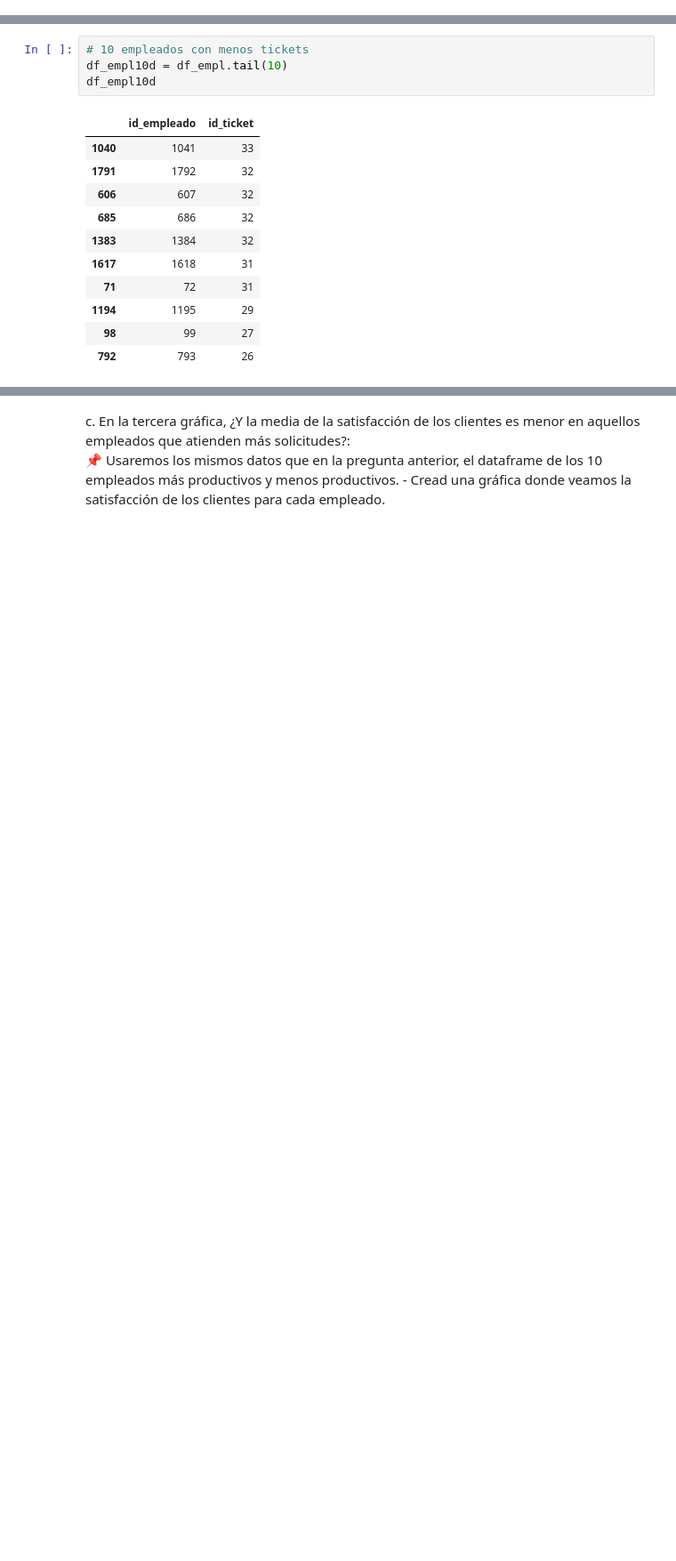
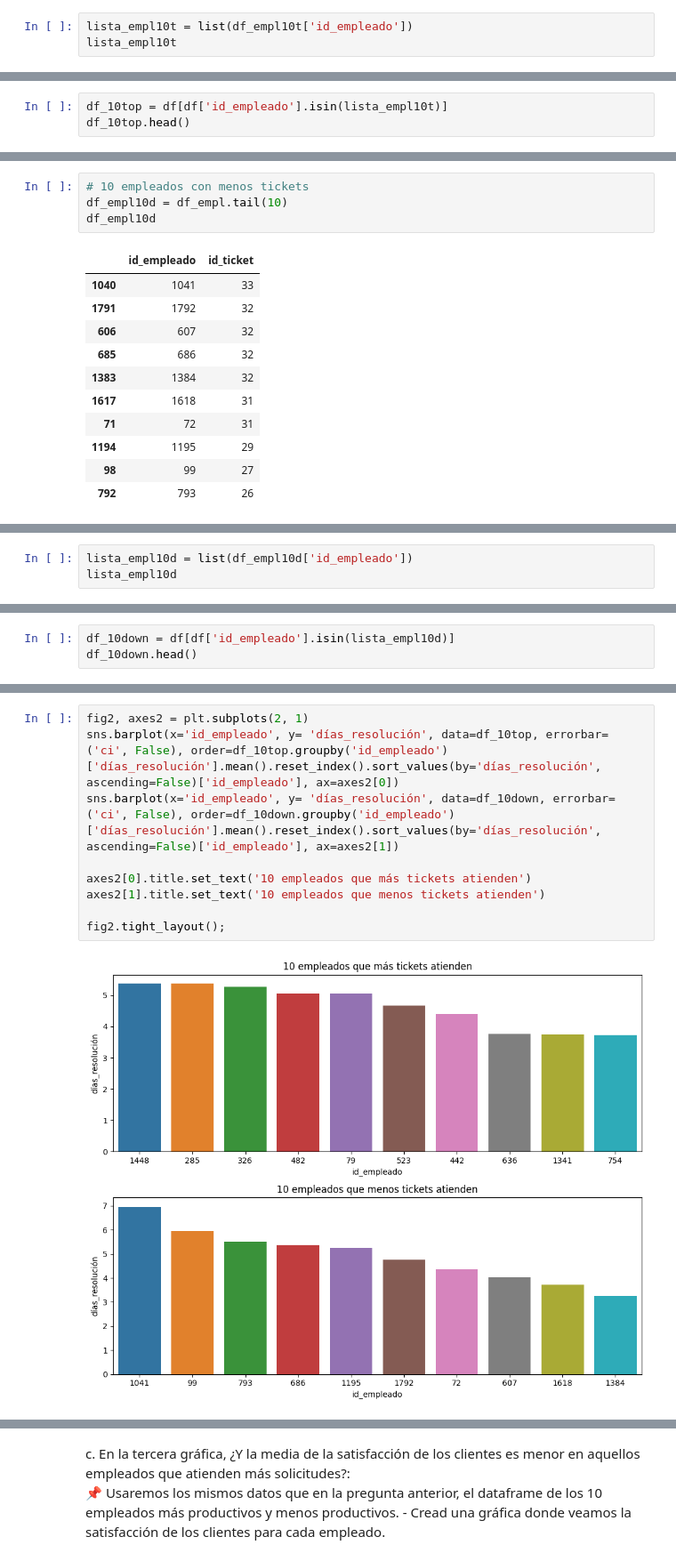
Before and after one commit to Adalab/promo-d-da-modulo2-sprint2-elisa-maitane, a Jupyter notebook: eda/eda-III-analisis_exploratorio_grafico.ipynb, the cells around one changed output, grey strips where cells are left out. Shown at 89% size. Saved outputs shown, nothing was run; the diff lists cells and outputs as text; blank space fills up the shorter version.

```diff
--- a/eda/eda-III-analisis_exploratorio_grafico.ipynb
+++ b/eda/eda-III-analisis_exploratorio_grafico.ipynb
@@ -122,3 +124,6 @@ df_empl10t
 | 325 | 326 | 68 |
 | 481 | 482 | 68 |
 | 1447 | 1448 | 68 |
+# %%
+lista_empl10t = list(df_empl10t['id_empleado'])
+lista_empl10t
@@ -124,0 +132,3 @@ df_empl10t
+# %%
+df_10top = df[df['id_empleado'].isin(lista_empl10t)]
+df_10top.head()
@@ -187,0 +158,3 @@ fig.tight_layout();
+# %%
+lista_empl10d = list(df_empl10d['id_empleado'])
+lista_empl10d
@@ -187,0 +163,3 @@ fig.tight_layout();
+# %%
+df_10down = df[df['id_empleado'].isin(lista_empl10d)]
+df_10down.head()
@@ -187,0 +173,11 @@ fig.tight_layout();
+# %%
+fig2, axes2 = plt.subplots(2, 1)
+sns.barplot(x='id_empleado', y= 'días_resolución', data=df_10top, errorbar=('ci', False), order=df_10top.groupby('id_empleado')['días_resolución'].mean().reset_index().sort_values(by='días_resolución', ascending=False)['id_empleado'], ax=axes2[0])
+sns.barplot(x='id_empleado', y= 'días_resolución', data=df_10down, errorbar=('ci', False), order=df_10down.groupby('id_empleado')['días_resolución'].mean().reset_index().sort_values(by='días_resolución', ascending=False)['id_empleado'], ax=axes2[1])
+
+axes2[0].title.set_text('10 empleados que más tickets atienden')
+axes2[1].title.set_text('10 empleados que menos tickets atienden')
+
+fig2.tight_layout();
+# %% [output]
+[figure, added]
```
Also changed, not shown: parts of 11 cells of this notebook.
